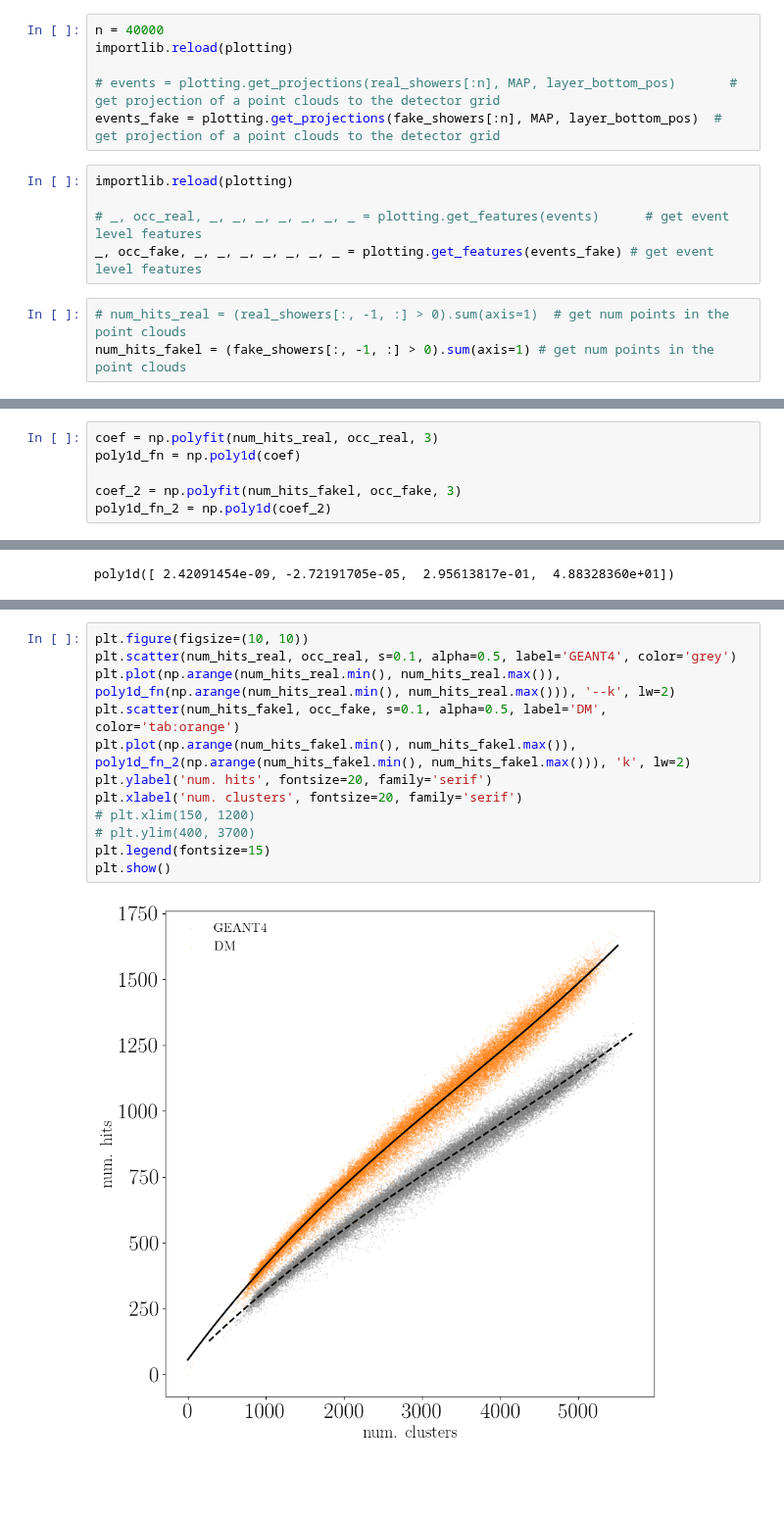
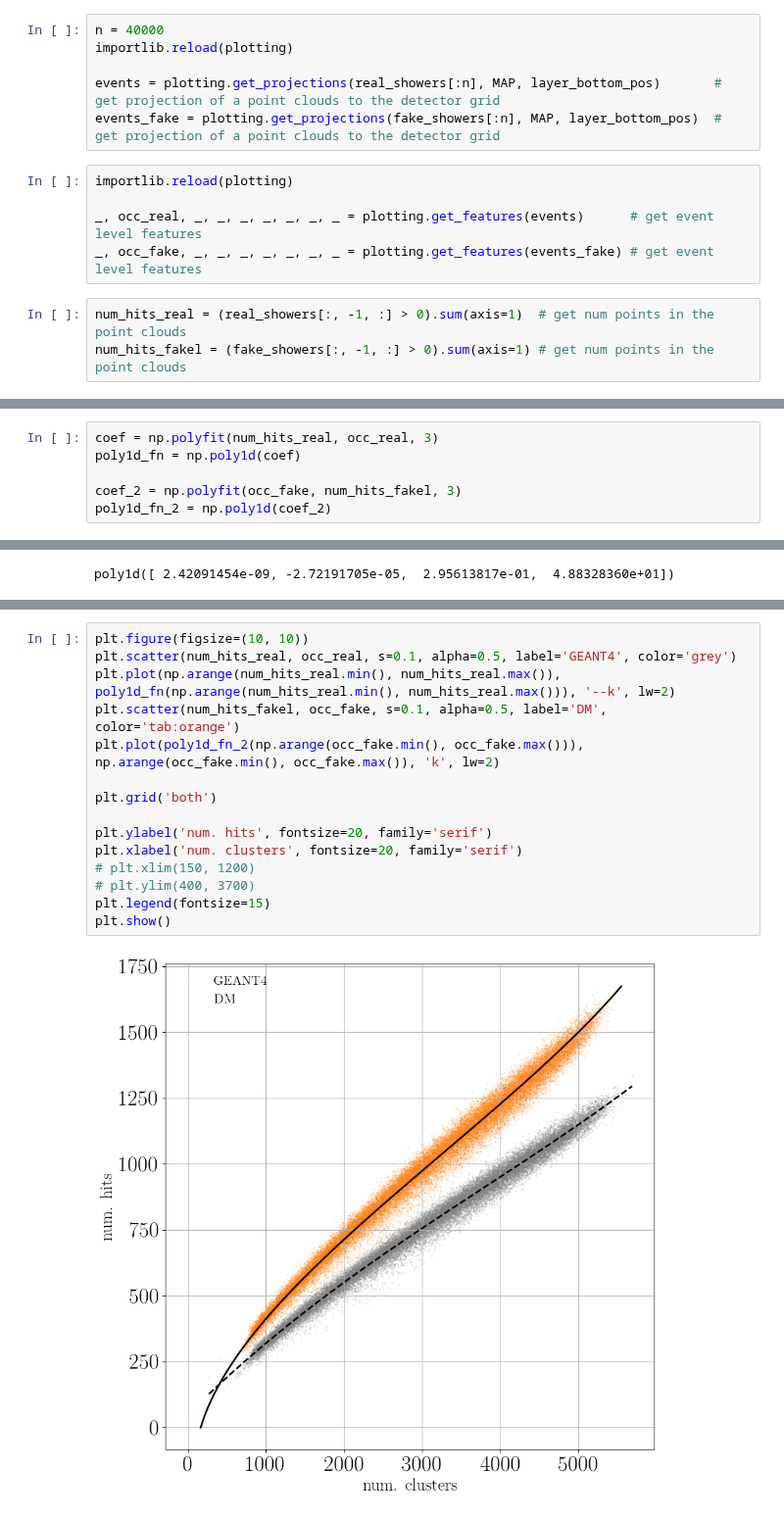
Before and after one commit to FLC-QU-hep/CaloClouds-3, a Jupyter notebook: occupancy_scale.ipynb, the cells around one changed output, grey strips where cells are left out. Shown at 98% size. Drawn from its saved outputs; the diff is of its cells as text; blank space fills up the shorter version.

```diff
--- a/occupancy_scale.ipynb
+++ b/occupancy_scale.ipynb
@@ -50,15 +48,15 @@ print(fake_showers.shape)
 n = 40000
 importlib.reload(plotting)
 
-# events = plotting.get_projections(real_showers[:n], MAP, layer_bottom_pos)       # get projection of a point clouds to the detector grid
+events = plotting.get_projections(real_showers[:n], MAP, layer_bottom_pos)       # get projection of a point clouds to the detector grid
 events_fake = plotting.get_projections(fake_showers[:n], MAP, layer_bottom_pos)  # get projection of a point clouds to the detector grid
 # %%
 importlib.reload(plotting)
 
-# _, occ_real, _, _, _, _, _, _, _ = plotting.get_features(events)      # get event level features
+_, occ_real, _, _, _, _, _, _, _ = plotting.get_features(events)      # get event level features
 _, occ_fake, _, _, _, _, _, _, _ = plotting.get_features(events_fake) # get event level features
 # %%
-# num_hits_real = (real_showers[:, -1, :] > 0).sum(axis=1)  # get num points in the point clouds
+num_hits_real = (real_showers[:, -1, :] > 0).sum(axis=1)  # get num points in the point clouds
 num_hits_fakel = (fake_showers[:, -1, :] > 0).sum(axis=1) # get num points in the point clouds
 # %%
 # np.save('occ_real.npy', occ_real)
@@ -76,7 +74,7 @@ num_hits_fakel = (fake_showers[:, -1, :] > 0).sum(axis=1) # get num points in th
 coef = np.polyfit(num_hits_real, occ_real, 3)
 poly1d_fn = np.poly1d(coef)
 
-coef_2 = np.polyfit(num_hits_fakel, occ_fake, 3)
+coef_2 = np.polyfit(occ_fake, num_hits_fakel, 3)
 poly1d_fn_2 = np.poly1d(coef_2)
 # %%
 poly1d_fn   # coef_real
@@ -89,17 +91,20 @@ poly1d([ 4.10401929e-09, -4.34978084e-05,  4.00683098e-01,  5.60974626e+01])
 # %%
 plt.figure(figsize=(10, 10))
 plt.scatter(num_hits_real, occ_real, s=0.1, alpha=0.5, label='GEANT4', color='grey')
 plt.plot(np.arange(num_hits_real.min(), num_hits_real.max()), poly1d_fn(np.arange(num_hits_real.min(), num_hits_real.max())), '--k', lw=2)
 plt.scatter(num_hits_fakel, occ_fake, s=0.1, alpha=0.5, label='DM', color='tab:orange')
-plt.plot(np.arange(num_hits_fakel.min(), num_hits_fakel.max()), poly1d_fn_2(np.arange(num_hits_fakel.min(), num_hits_fakel.max())), 'k', lw=2)
+plt.plot(poly1d_fn_2(np.arange(occ_fake.min(), occ_fake.max())), np.arange(occ_fake.min(), occ_fake.max()), 'k', lw=2)
+
+plt.grid('both')
+
 plt.ylabel('num. hits', fontsize=20, family='serif')
 plt.xlabel('num. clusters', fontsize=20, family='serif')
 # plt.xlim(150, 1200)
 # plt.ylim(400, 3700)
 plt.legend(fontsize=15)
 plt.show()
 # %% [output]
-[figure, old version]
+[figure, new version]
 # %%
 def get_scale_factor(num_clusters):
 
```
Also changed, not shown: parts of 5 cells of this notebook.
